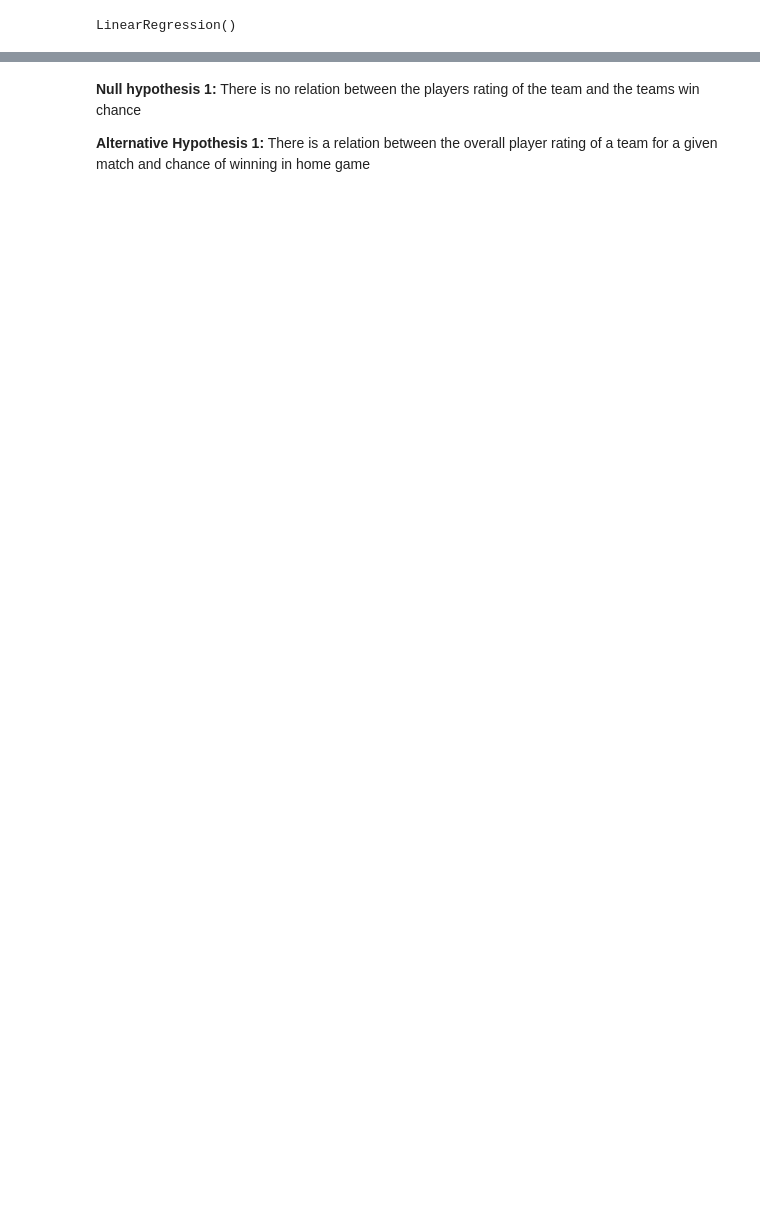
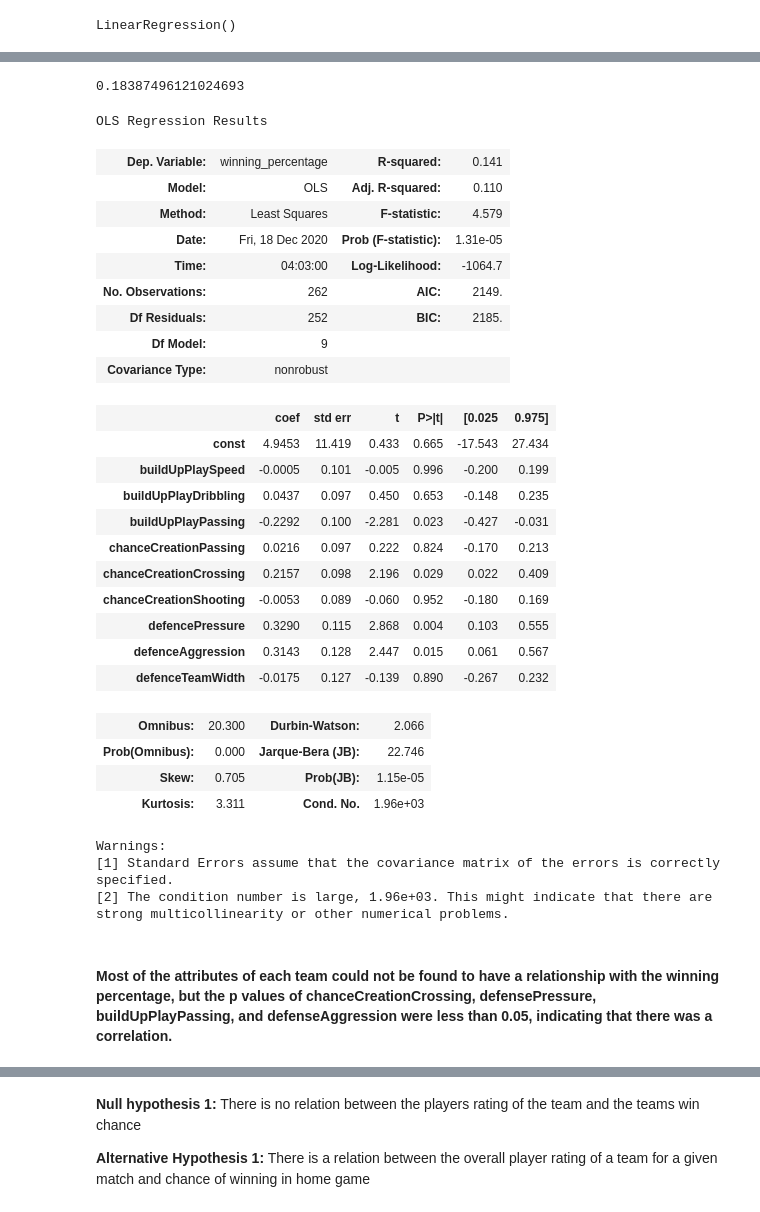
Before and after one commit to Hyej-Kim/cmsc320Final, a Jupyter notebook: cmsc320Final.ipynb, the cells around one changed output, grey strips where cells are left out. Drawn from its saved outputs; the diff is of its cells as text; code cells hidden in the pictures; blank space fills up the shorter version.

Commit message:
linear regression 2

```diff
--- a/cmsc320Final.ipynb
+++ b/cmsc320Final.ipynb
@@ -1396,0 +1403,11 @@ strong multicollinearity problems or that the design matrix is singular.
+# %%
+selected_col = [
+       'team_name', 'date', 'buildUpPlaySpeed', 'buildUpPlayDribbling',
+       'buildUpPlayPassing', 'chanceCreationPassing', 'chanceCreationCrossing', 'chanceCreationShooting', 'defencePressure',
+       'defenceAggression', 'defenceTeamWidth']
+df = team_attribute[selected_col]
+df = df.dropna()
+df['year'] = pd.DatetimeIndex(df['date']).year
+df = df.drop(['date'], axis=1)
+df.head()
+df.shape
@@ -1396,0 +1425,9 @@ strong multicollinearity problems or that the design matrix is singular.
+# %%
+#match season start and team name
+all_team_info = pd.merge(df, team_goal_won_total,  how='inner',
+                         left_on=['team_name','year'], right_on = ['team_name','season_start'])
+all_team_info = all_team_info.drop(['season_start', 'season_end', 'team_name', 'year', 'leagueName', 'season', 'game_count_total',
+       'game_count_as_hometeam', 'game_count_as_awayteam', 'win_count_total',
+       'win_count_as_hometeam', 'win_count_as_awayteam', 'goal_count_total',
+       'goal_count_as_hometeam', 'goal_count_as_awayteam'], axis=1)
+all_team_info['winning_percentage'] = all_team_info['winning_percentage'].astype(float)
@@ -1396,0 +1450,4 @@ strong multicollinearity problems or that the design matrix is singular.
+# %%
+y_target = all_team_info['winning_percentage']
+X = all_team_info.iloc[:,0:-1]
+y_target.dtype
@@ -1396,0 +1456,4 @@ strong multicollinearity problems or that the design matrix is singular.
+# %%
+X_train, X_test, y_train, y_test = train_test_split(X,y_target)
+reg = LinearRegression()
+reg.fit(X_train,y_train)
@@ -1396,0 +1508,41 @@ strong multicollinearity problems or that the design matrix is singular.
+# %%
+score = reg.score(X_test, y_test)
+score
+# %% [output]
+0.18387496121024693
+# %%
+X=sm.add_constant(X_train)
+model= sm.OLS(y_train, X.astype(float)).fit()
+model.summary()
+# %% [output]
+OLS Regression Results
+| Dep. Variable: | winning_percentage | R-squared: | 0.141 |
+| Model: | OLS | Adj. R-squared: | 0.110 |
+| Method: | Least Squares | F-statistic: | 4.579 |
+| Date: | Fri, 18 Dec 2020 | Prob (F-statistic): | 1.31e-05 |
+| Time: | 04:03:00 | Log-Likelihood: | -1064.7 |
+| No. Observations: | 262 | AIC: | 2149. |
+| Df Residuals: | 252 | BIC: | 2185. |
+| Df Model: | 9 |  |  |
+| Covariance Type: | nonrobust |  |  |
+|  | coef | std err | t | P>|t| | [0.025 | 0.975] |
+| const | 4.9453 | 11.419 | 0.433 | 0.665 | -17.543 | 27.434 |
+| buildUpPlaySpeed | -0.0005 | 0.101 | -0.005 | 0.996 | -0.200 | 0.199 |
+| buildUpPlayDribbling | 0.0437 | 0.097 | 0.450 | 0.653 | -0.148 | 0.235 |
+| buildUpPlayPassing | -0.2292 | 0.100 | -2.281 | 0.023 | -0.427 | -0.031 |
+| chanceCreationPassing | 0.0216 | 0.097 | 0.222 | 0.824 | -0.170 | 0.213 |
+| chanceCreationCrossing | 0.2157 | 0.098 | 2.196 | 0.029 | 0.022 | 0.409 |
+| chanceCreationShooting | -0.0053 | 0.089 | -0.060 | 0.952 | -0.180 | 0.169 |
+| defencePressure | 0.3290 | 0.115 | 2.868 | 0.004 | 0.103 | 0.555 |
+| defenceAggression | 0.3143 | 0.128 | 2.447 | 0.015 | 0.061 | 0.567 |
+| defenceTeamWidth | -0.0175 | 0.127 | -0.139 | 0.890 | -0.267 | 0.232 |
+| Omnibus: | 20.300 | Durbin-Watson: | 2.066 |
+| Prob(Omnibus): | 0.000 | Jarque-Bera (JB): | 22.746 |
+| Skew: | 0.705 | Prob(JB): | 1.15e-05 |
+| Kurtosis: | 3.311 | Cond. No. | 1.96e+03 |
+Warnings:
+[1] Standard Errors assume that the covariance matrix of the errors is correctly specified.
+[2] The condition number is large, 1.96e+03. This might indicate that there are
+strong multicollinearity or other numerical problems.
+# %% [markdown]
+#### Most of the attributes of each team could not be found to have a relationship with the winning percentage, but the p values of chanceCreationCrossing, defensePressure, buildUpPlayPassing, and defenseAggression were less than 0.05, indicating that there was a correlation.
```
Also changed, not shown: parts of 31 cells of this notebook.
